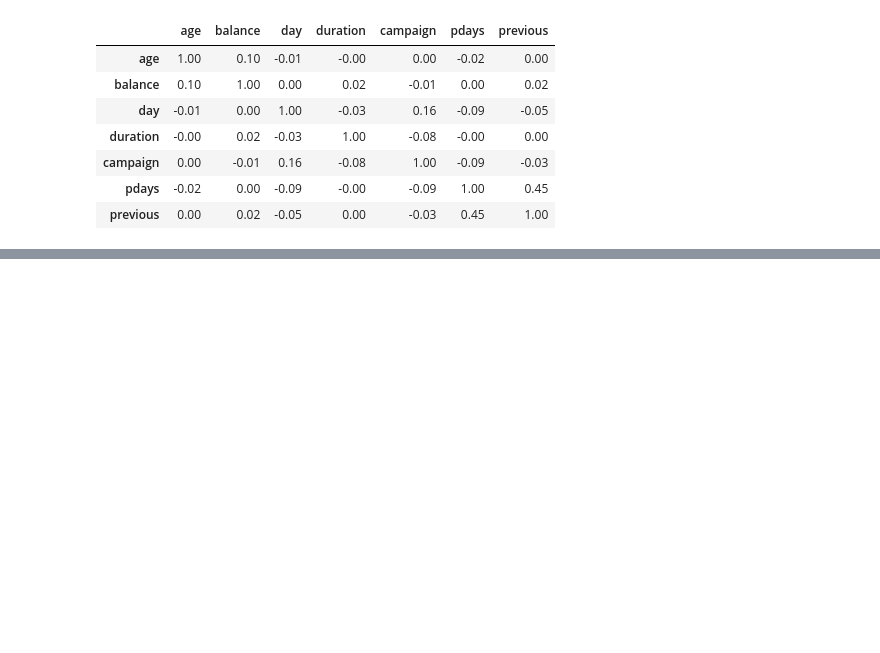
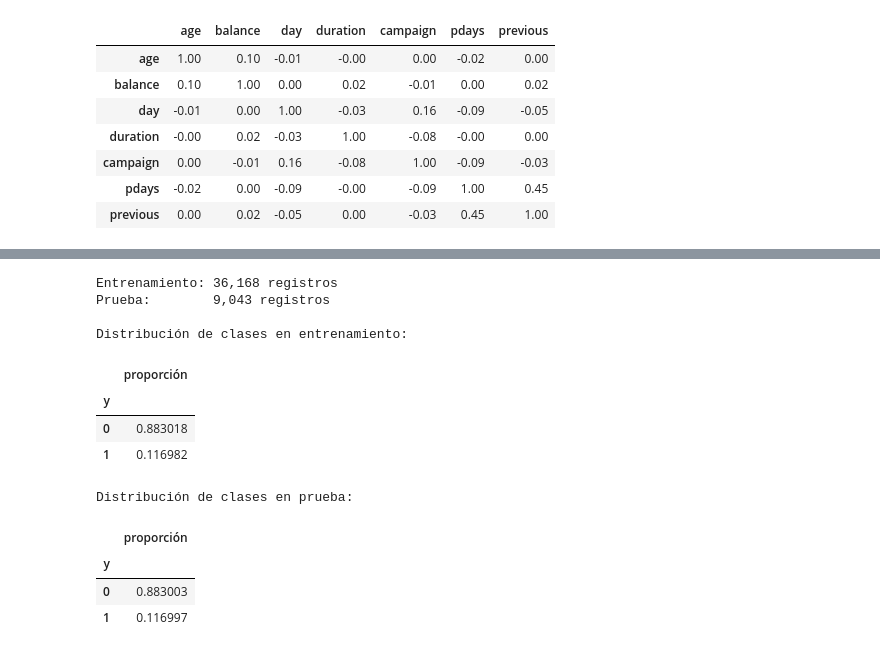
Before and after one commit to LeonardoG2005/Bank-Marketing-Database, a Jupyter notebook: Bank_Marketing_Database_Proyecto1.ipynb, the cells around one changed output, grey strips where cells are left out. Saved outputs shown, nothing was run; the diff lists cells and outputs as text; code cells hidden in the pictures; blank space fills up the shorter version.

```diff
--- a/Bank_Marketing_Database_Proyecto1.ipynb
+++ b/Bank_Marketing_Database_Proyecto1.ipynb
@@ -471,0 +501,20 @@ display(corr.round(2))
+# %%
+# Preparar X e y
+
+df_model = df.copy()
+
+df_model["y"] = df_model["y"].map({"no": 0, "yes": 1})
+
+X = df_model.drop(columns=["y", "duration"])
+y = df_model["y"]
+
+numeric_features = X.select_dtypes(include=np.number).columns.tolist()
+categorical_features = X.select_dtypes(include="object").columns.tolist()
+
+print("Variables numéricas:")
+print(numeric_features)
+
+print("\nVariables categóricas:")
+print(categorical_features)
+
+print(f"\nNúmero de predictores utilizados: {X.shape[1]}")
@@ -471,0 +529,33 @@ display(corr.round(2))
+# %%
+# División entrenamiento/prueba
+
+X_train, X_test, y_train, y_test = train_test_split(
+    X,
+    y,
+    test_size=0.20,
+    stratify=y,
+    random_state=RANDOM_STATE
+)
+
+print(f"Entrenamiento: {X_train.shape[0]:,} registros")
+print(f"Prueba:        {X_test.shape[0]:,} registros")
+
+print("\nDistribución de clases en entrenamiento:")
+display(y_train.value_counts(normalize=True).rename("proporción").to_frame())
+
+print("\nDistribución de clases en prueba:")
+display(y_test.value_counts(normalize=True).rename("proporción").to_frame())
+# %% [output]
+Entrenamiento: 36,168 registros
+Prueba:        9,043 registros
+
+Distribución de clases en entrenamiento:
+|  | proporción |
+| y |  |
+| 0 | 0.883018 |
+| 1 | 0.116982 |
+Distribución de clases en prueba:
+|  | proporción |
+| y |  |
+| 0 | 0.883003 |
+| 1 | 0.116997 |
```
Also changed, not shown: parts of 10 cells of this notebook.
